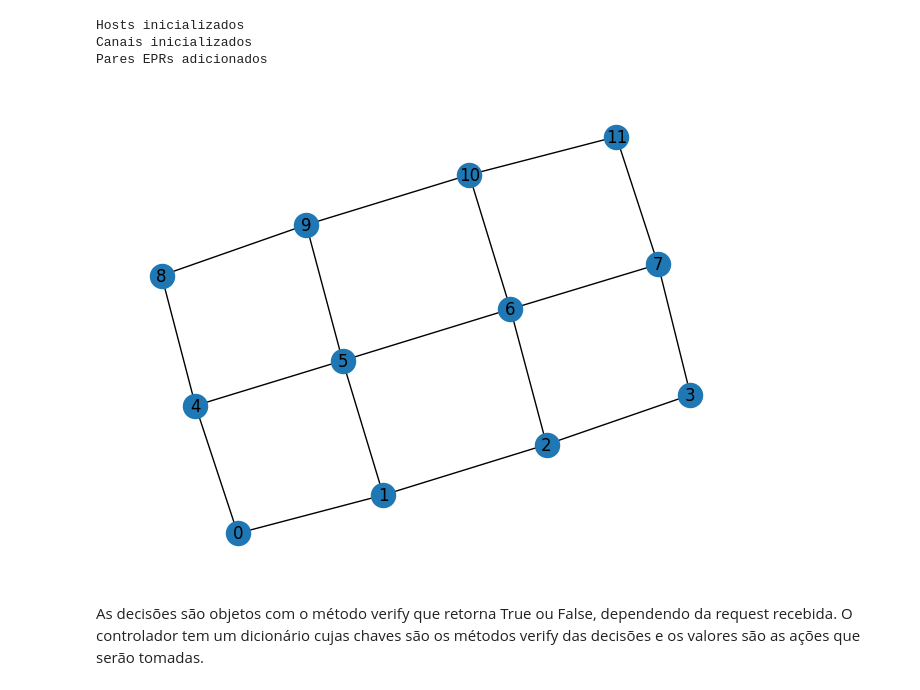
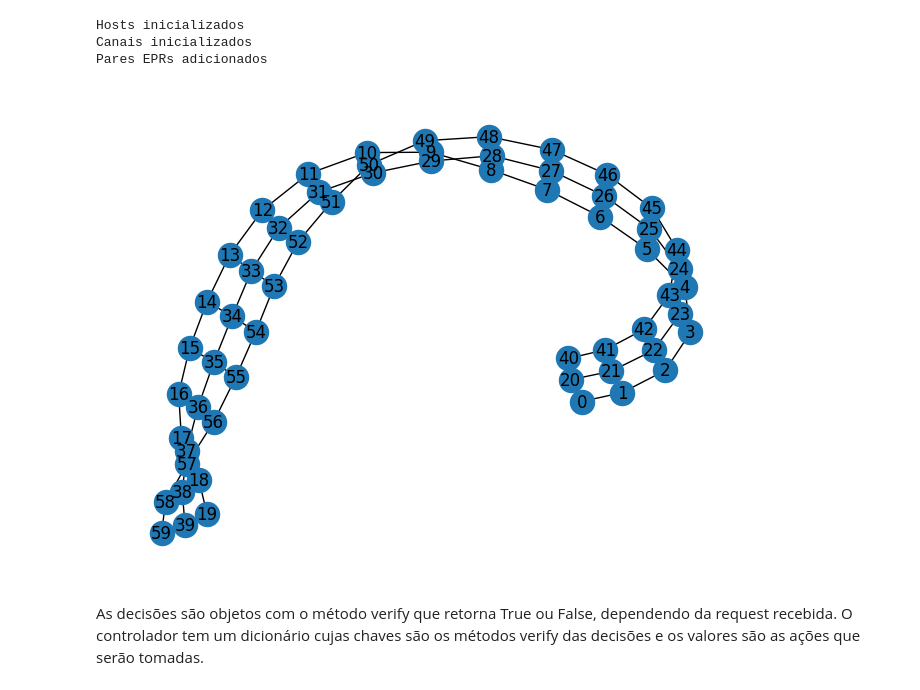
Before and after one commit to artuenric/QuatumNet, a Jupyter notebook: Simulação - Tabelas de Fluxo.ipynb, the cells around one changed output. Saved outputs shown, nothing was run; the diff lists cells and outputs as text; code cells hidden in the pictures.

```diff
--- a/Simulação - Tabelas de Fluxo.ipynb
+++ b/Simulação - Tabelas de Fluxo.ipynb
@@ -1,15 +1,15 @@
 # %%
 # Inicialização comum da rede
 from quantumnet.components import Controller, Network
 rede = Network()
 controlador = Controller(rede)
-rede.set_ready_topology("Grade", 3, 4)
+rede.set_ready_topology("Grade", 3, 20)
 rede.draw()
 # %% [output]
 Hosts inicializados
 Canais inicializados
 Pares EPRs adicionados
-[figure, old version]
+[figure, new version]
 # %% [markdown]
 As decisões são objetos com o método verify que retorna True ou False, dependendo da request recebida. O controlador tem um dicionário cujas chaves são os métodos verify das decisões e os valores são as ações que serão tomadas.
 # %%
```
Also changed, not shown: parts of 5 cells of this notebook, 10 other files.
